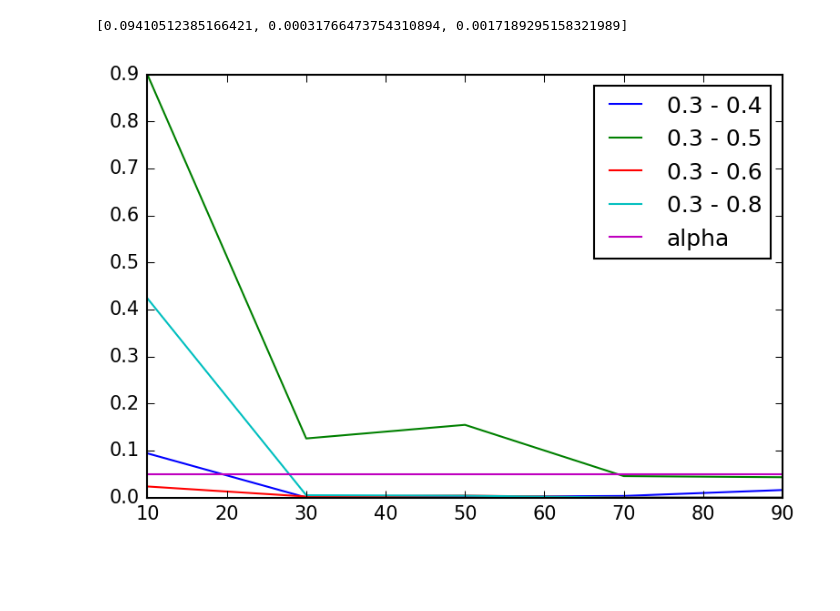
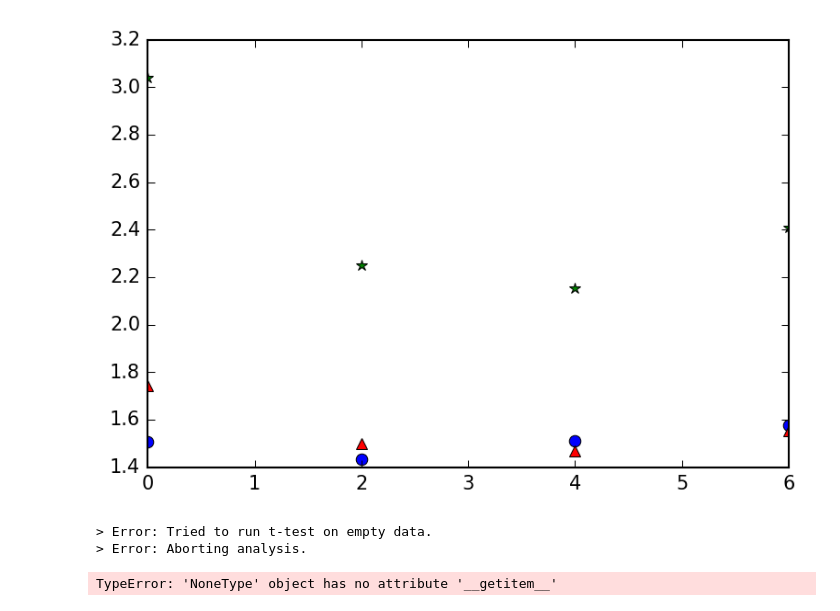
Before and after one commit to Starofall/RTX, a Jupyter notebook: analysis.ipynb, the cells around one changed output. Saved outputs shown, nothing was run; the diff lists cells and outputs as text; code cells hidden in the pictures; blank space fills up the shorter version.

```diff
--- a/analysis.ipynb
+++ b/analysis.ipynb
@@ -71,15 +74,41 @@ plt.show()
+# %%
+y_key = 'overhead'
+threshold = 30000
+alpha = 0.05
+keys = [0, 2, 4, 6]
+
+averages = []
+variances = []
+standard_deviations = []
+
+for i in keys:
+    analysis_data = [r[y_key] for r in data[i]][:threshold]
+    avg = sum(analysis_data) / float(len(analysis_data))
+    averages.append(avg)
+    variances.append(var(analysis_data))
+    standard_deviations.append(std(analysis_data))
+
+fig,ax = plt.subplots()
+ax.plot(keys,averages, "o", label='averages')
+ax.plot(keys,variances,"*", label='variances')
+ax.plot(keys,standard_deviations,"^", label='standard_deviations')
+
+# plt.legend(loc='best')
+plt.show()
+# %% [output]
+[figure, added]
 # %%
 alpha = 0.05
 y_key = "overhead"
 fake_run_id = "123456"
-# keys = [2, 4, 6]
+keys = [2, 4, 6]
 # keys = [1, 2, 3, 4, 5, 6, 8]
-keys = [4, 5, 6, 8]
+# keys = [4, 5, 6, 8]
 
 sample_sizes = []
 pvalues = {}
 
-for i in [4, 5, 6, 8]:
+for i in keys:
     pvalues[i] = []
 
 for threshold in range(10, 100, 20):
@@ -88,7 +117,7 @@ for threshold in range(10, 100, 20):
     analysis_data = {}
     analysis_data[0] = data[3][:threshold]
 
-    for i in [4, 5, 6, 8]:
+    for i in keys:
         analysis_data[1] = data[i][:threshold]
         t = Ttest(fake_run_id, y_key, alpha=alpha).start(analysis_data, {})
 #         print t["pvalue"]
@@ -100,7 +129,7 @@ marker_index = 0
 print pvalues[4][:3]
 
 fig,ax = plt.subplots()
-for i in [4, 5, 6, 8]:
+for i in keys:
     ax.plot(sample_sizes,pvalues[i],label='0.3 - 0.'+str(i))
 #     ax.plot(x,y[i],markers[marker_index],label='0 - 0.'+str(i))
     marker_index += 1
@@ -109,8 +138,9 @@ ax.plot(sample_sizes,[0.05]*len(sample_sizes), label='alpha')
 plt.legend()
 plt.show()
 # %% [output]
-[0.09410512385166421, 0.00031766473754310894, 0.0017189295158321989]
+> Error: Tried to run t-test on empty data.
+> Error: Aborting analysis.
-[figure, removed]
+TypeError: 'NoneType' object has no attribute '__getitem__'
 # %%
 import matplotlib as mpl
 mpl.rc("savefig", dpi=150)
```
Also changed, not shown: parts of 3 cells of this notebook.
